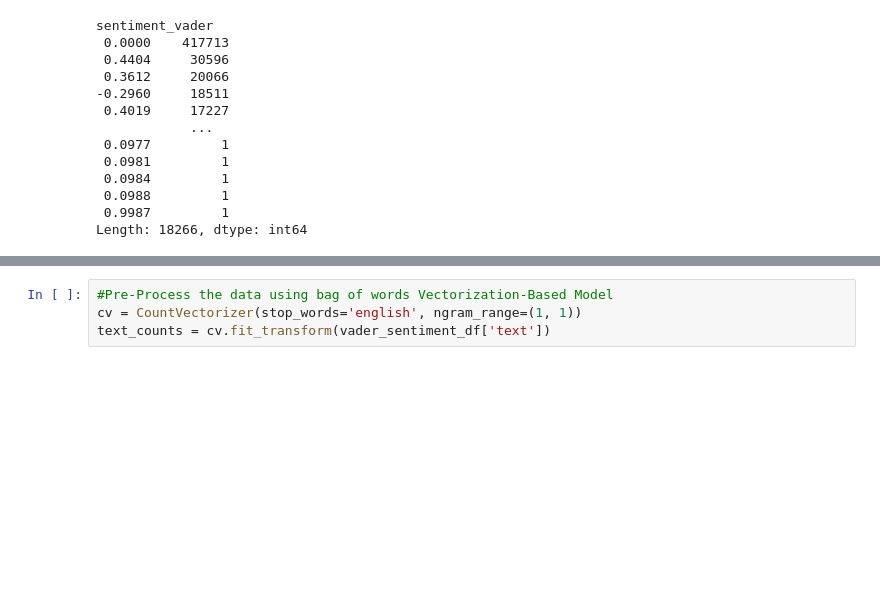
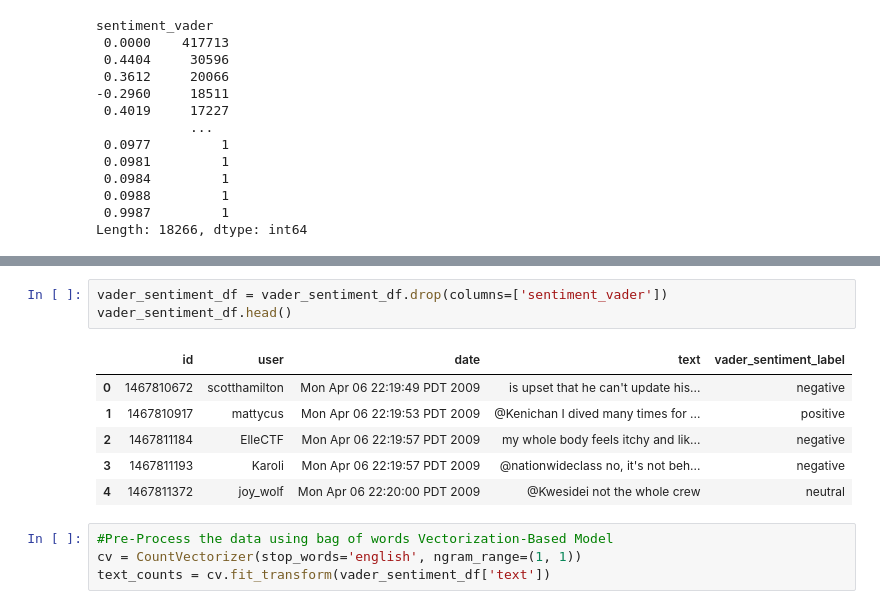
Before and after one commit to StuartMBrown/proj4-repo, a Jupyter notebook: code/text_blob_sentiment_analysis.ipynb, the cells around one changed output, grey strips where cells are left out. Drawn from its saved outputs; the diff is of its cells as text; blank space fills up the shorter version.

```diff
--- a/code/text_blob_sentiment_analysis.ipynb
+++ b/code/text_blob_sentiment_analysis.ipynb
@@ -231,3 +222,13 @@ vader_sentiment_df.head()
+# %%
+vader_sentiment_df = vader_sentiment_df.drop(columns=['sentiment_vader'])
+vader_sentiment_df.head()
+# %% [output]
+|  | id | user | date | text | vader_sentiment_label |
+| 0 | 1467810672 | scotthamilton | Mon Apr 06 22:19:49 PDT 2009 | is upset that he can't update his... | negative |
+| 1 | 1467810917 | mattycus | Mon Apr 06 22:19:53 PDT 2009 | @Kenichan I dived many times for ... | positive |
+| 2 | 1467811184 | ElleCTF | Mon Apr 06 22:19:57 PDT 2009 | my whole body feels itchy and lik... | negative |
+| 3 | 1467811193 | Karoli | Mon Apr 06 22:19:57 PDT 2009 | @nationwideclass no, it's not beh... | negative |
+| 4 | 1467811372 | joy_wolf | Mon Apr 06 22:20:00 PDT 2009 | @Kwesidei not the whole crew | neutral |
 # %%
 #Pre-Process the data using bag of words Vectorization-Based Model
 cv = CountVectorizer(stop_words='english', ngram_range=(1, 1))
```
Also changed, not shown: parts of 1 cell of this notebook, 1 other file.
